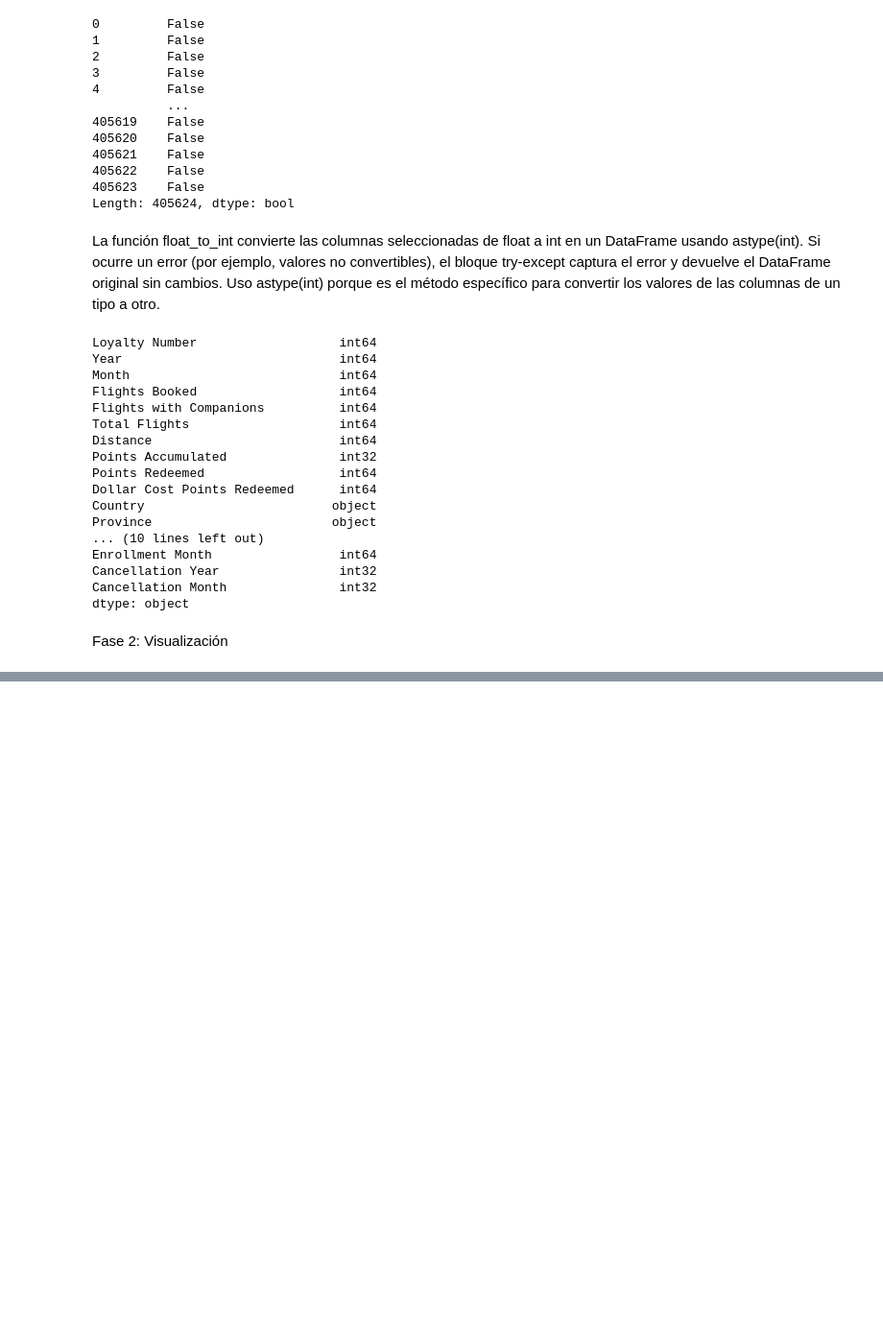
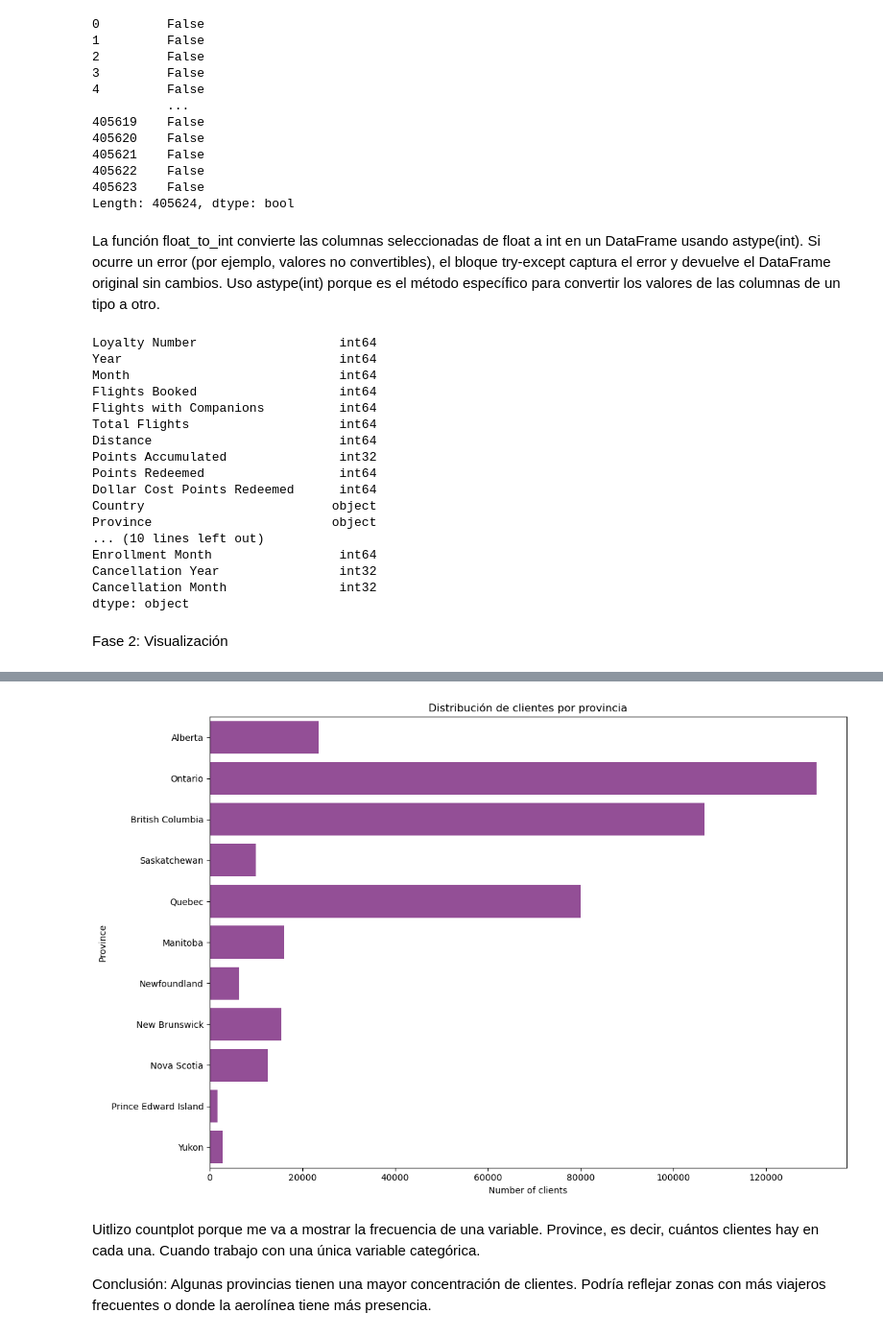
Before and after one commit to Adalab/bda-modulo-3-evaluacion-final-CristinaMSF, a Jupyter notebook: evaluacion_3.ipynb, the cells around one changed output, grey strips where cells are left out. Shown at 96% size. Drawn from its saved outputs; the diff is of its cells as text; code cells hidden in the pictures; blank space fills up the shorter version.

```diff
--- a/evaluacion_3.ipynb
+++ b/evaluacion_3.ipynb
@@ -567,0 +620,18 @@ Fase 2: Visualización
+# %%
+plt.figure(figsize=(12, 8))
+sns.countplot(data=df_cleaned, y="Province", color = "#9e43a2")
+
+plt.title("Distribución de clientes por provincia")
+plt.xlabel("Number of clients")
+plt.ylabel("Province")
+plt.tight_layout()
+plt.show()
+# %% [output]
+[figure, added]
+# %% [markdown]
+Uitlizo countplot porque me va a mostrar la frecuencia de una variable. Province, es decir, cuántos clientes hay en cada una.
+Cuando trabajo con una única variable categórica.
+
+Conclusión:
+Algunas provincias tienen una mayor concentración de clientes.
+Podría reflejar zonas con más viajeros frecuentes o donde la aerolínea tiene más presencia.
```
Also changed, not shown: parts of 11 cells of this notebook, 1 other file.
